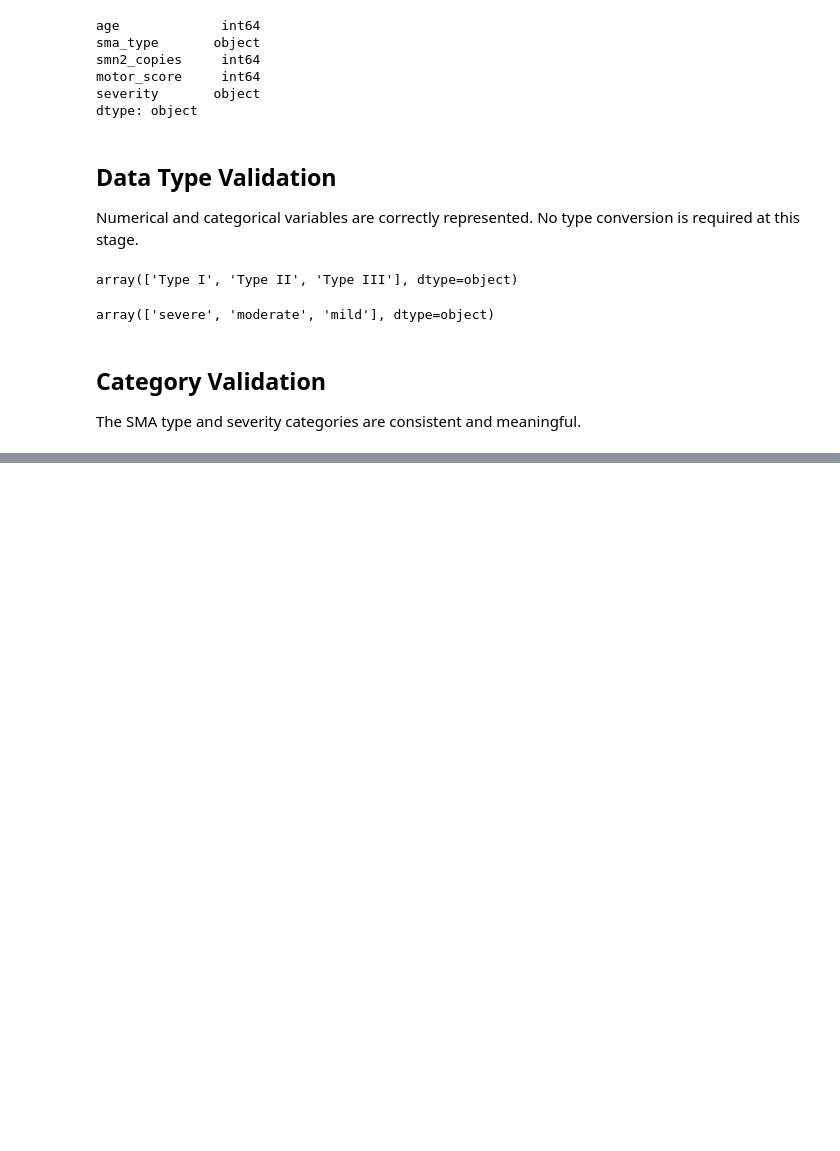
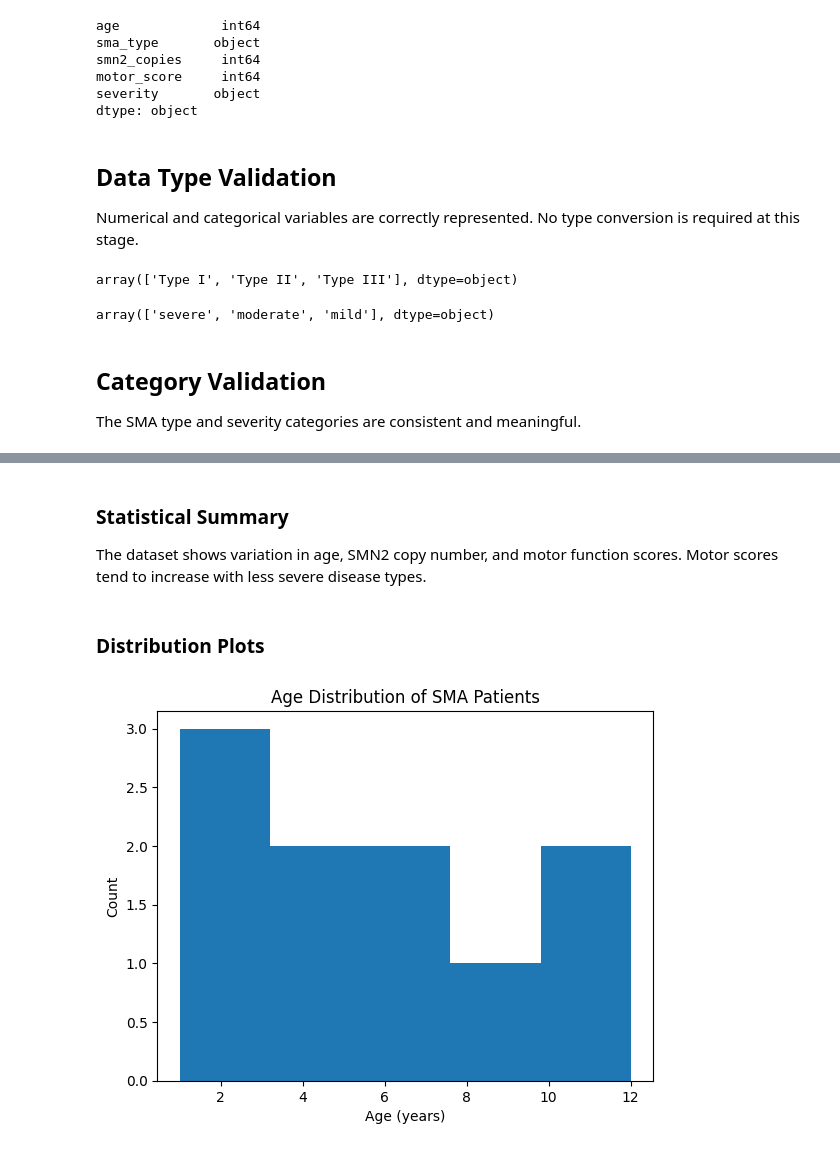
Before and after one commit to Kisara00555/sma-data-science, a Jupyter notebook: notebooks/01_sma_background_and_data_overview.ipynb, the cells around one changed output, grey strips where cells are left out. Drawn from its saved outputs; the diff is of its cells as text; code cells hidden in the pictures; blank space fills up the shorter version.

Commit message:
Add basic statistical analysis and distributions

```diff
--- a/notebooks/01_sma_background_and_data_overview.ipynb
+++ b/notebooks/01_sma_background_and_data_overview.ipynb
@@ -140,0 +144,3 @@ df.to_csv("D:/My Projects/sma-data-science/data/processed/sma_clinical_data_clea
+# %%
+## Loading the proceesed dataset
+df_cleaned = pd.read_csv("D:/My Projects/sma-data-science/data/processed/sma_clinical_data_cleaned.csv")
@@ -140,0 +160,16 @@ df.to_csv("D:/My Projects/sma-data-science/data/processed/sma_clinical_data_clea
+# %% [markdown]
+### Statistical Summary
+
+The dataset shows variation in age, SMN2 copy number, and motor function scores.
+Motor scores tend to increase with less severe disease types.
+# %% [markdown]
+### Distribution Plots
+# %%
+## Age Distribution
+plt.hist(df_cleaned["age"], bins=5)
+plt.xlabel("Age (years)")
+plt.ylabel("Count")
+plt.title("Age Distribution of SMA Patients")
+plt.show()
+# %% [output]
+[figure, added]
```
Also changed, not shown: parts of 6 cells of this notebook, 1 other file.
